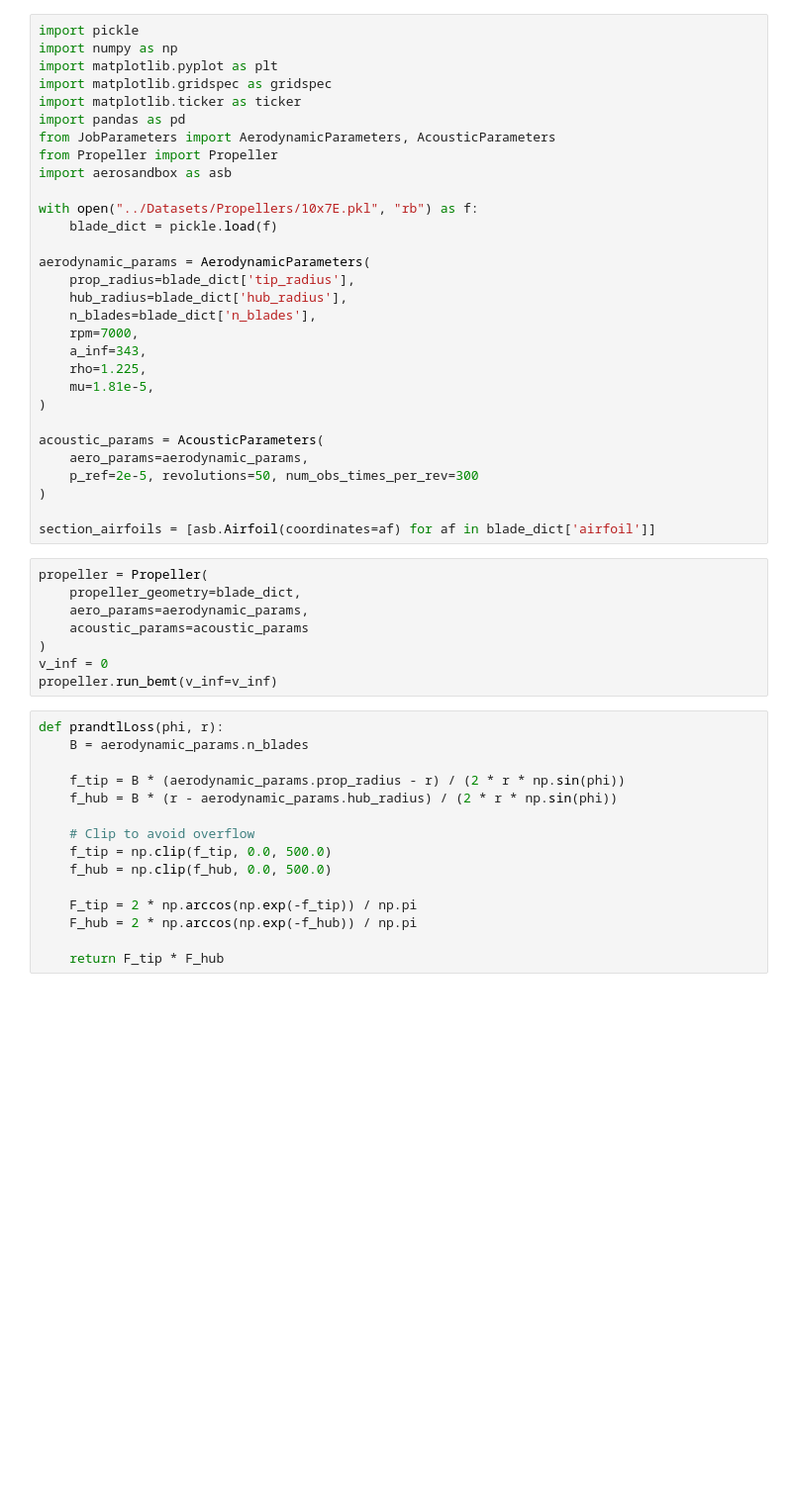
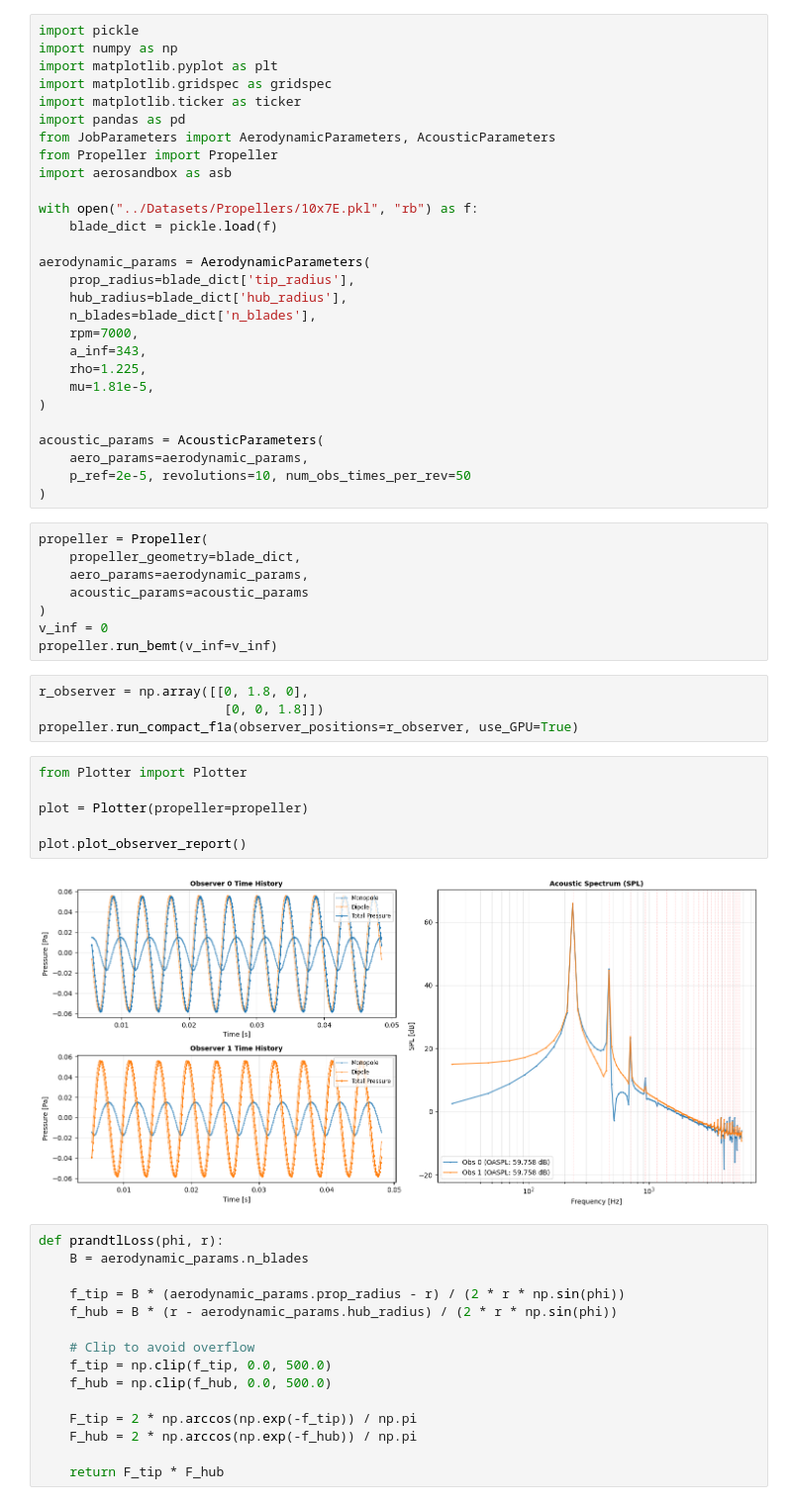
Before and after one commit to Frxljord/FastBEMT, a Jupyter notebook: Unsteady BEMT/iterative_formulation.ipynb, the cells around one changed output. Shown at 99% size. Saved outputs shown, nothing was run; the diff lists cells and outputs as text; blank space fills up the shorter version.

```diff
--- a/Unsteady BEMT/iterative_formulation.ipynb
+++ b/Unsteady BEMT/iterative_formulation.ipynb
@@ -24,10 +24,8 @@ aerodynamic_params = AerodynamicParameters(
 
 acoustic_params = AcousticParameters(
     aero_params=aerodynamic_params,
-    p_ref=2e-5, revolutions=50, num_obs_times_per_rev=300
+    p_ref=2e-5, revolutions=10, num_obs_times_per_rev=50
 )
-
-section_airfoils = [asb.Airfoil(coordinates=af) for af in blade_dict['airfoil']]
 # %%
 propeller = Propeller(
     propeller_geometry=blade_dict,
@@ -36,6 +34,18 @@ propeller = Propeller(
 )
 v_inf = 0
 propeller.run_bemt(v_inf=v_inf)
+# %%
+r_observer = np.array([[0, 1.8, 0],
+                        [0, 0, 1.8]])
+propeller.run_compact_f1a(observer_positions=r_observer, use_GPU=True)
+# %%
+from Plotter import Plotter
+
+plot = Plotter(propeller=propeller)
+
+plot.plot_observer_report()
+# %% [output]
+[figure, added]
 # %%
 def prandtlLoss(phi, r):
     B = aerodynamic_params.n_blades
```
Also changed, not shown: parts of 10 cells of this notebook, 11 other files.
